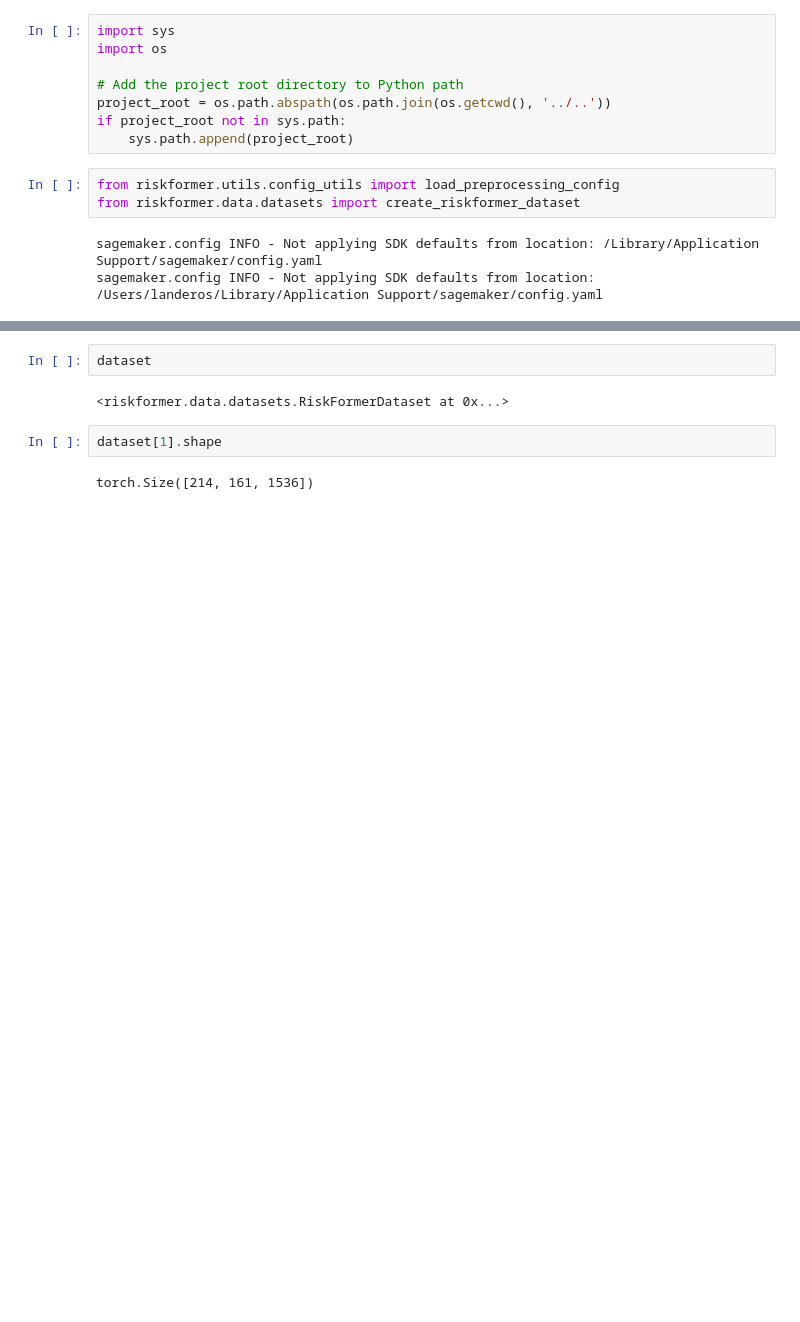
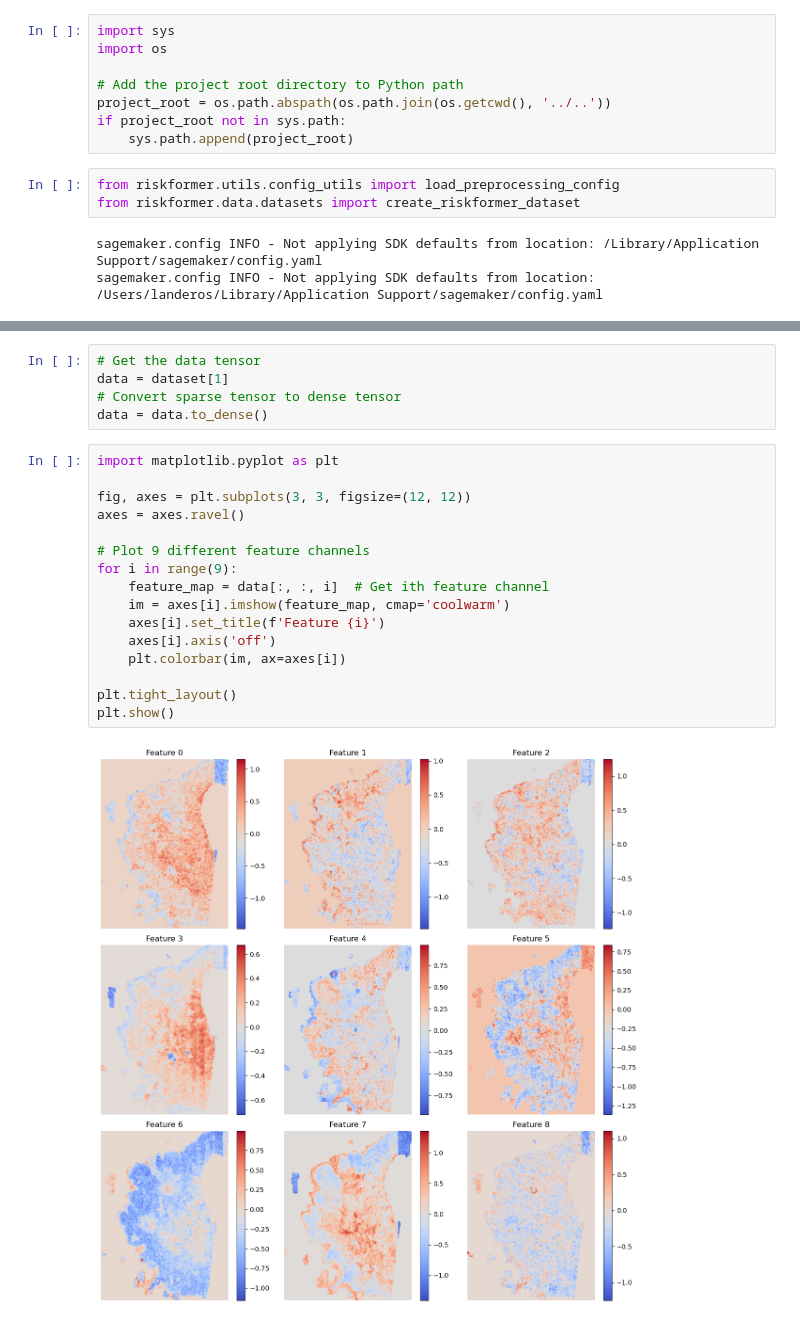
Before and after one commit to landeros10/brca_riskformer, a Jupyter notebook: notebooks/testing/loading_slide_dataset.ipynb, the cells around one changed output, grey strips where cells are left out. Cells and saved outputs as stored; diff of their text form; blank space fills up the shorter version.

```diff
--- a/notebooks/testing/loading_slide_dataset.ipynb
+++ b/notebooks/testing/loading_slide_dataset.ipynb
@@ -35,11 +37,26 @@ dataset = create_riskformer_dataset(
                              p":"2025-03-05T07:44:35.394415","slide_count":36,"feature_dim":15
                              36,"cache_dir":"/var/folders/mj/wnc76vx92mg99q7wh39m021c0000gn/T/
                              riskformer_cache"}
-# %%
-dataset
-# %% [output]
-<riskformer.data.datasets.RiskFormerDataset at 0x...>
-# %%
-dataset[1].shape
-# %% [output]
-torch.Size([214, 161, 1536])
+# %%
+# Get the data tensor
+data = dataset[1]
+# Convert sparse tensor to dense tensor
+data = data.to_dense()
+# %%
+import matplotlib.pyplot as plt
+
+fig, axes = plt.subplots(3, 3, figsize=(12, 12))
+axes = axes.ravel()
+
+# Plot 9 different feature channels
+for i in range(9):
+    feature_map = data[:, :, i]  # Get ith feature channel
+    im = axes[i].imshow(feature_map, cmap='coolwarm')
+    axes[i].set_title(f'Feature {i}')
+    axes[i].axis('off')
+    plt.colorbar(im, ax=axes[i])
+
+plt.tight_layout()
+plt.show()
+# %% [output]
+[figure, added]
```
Also changed, not shown: parts of 1 cell of this notebook.
